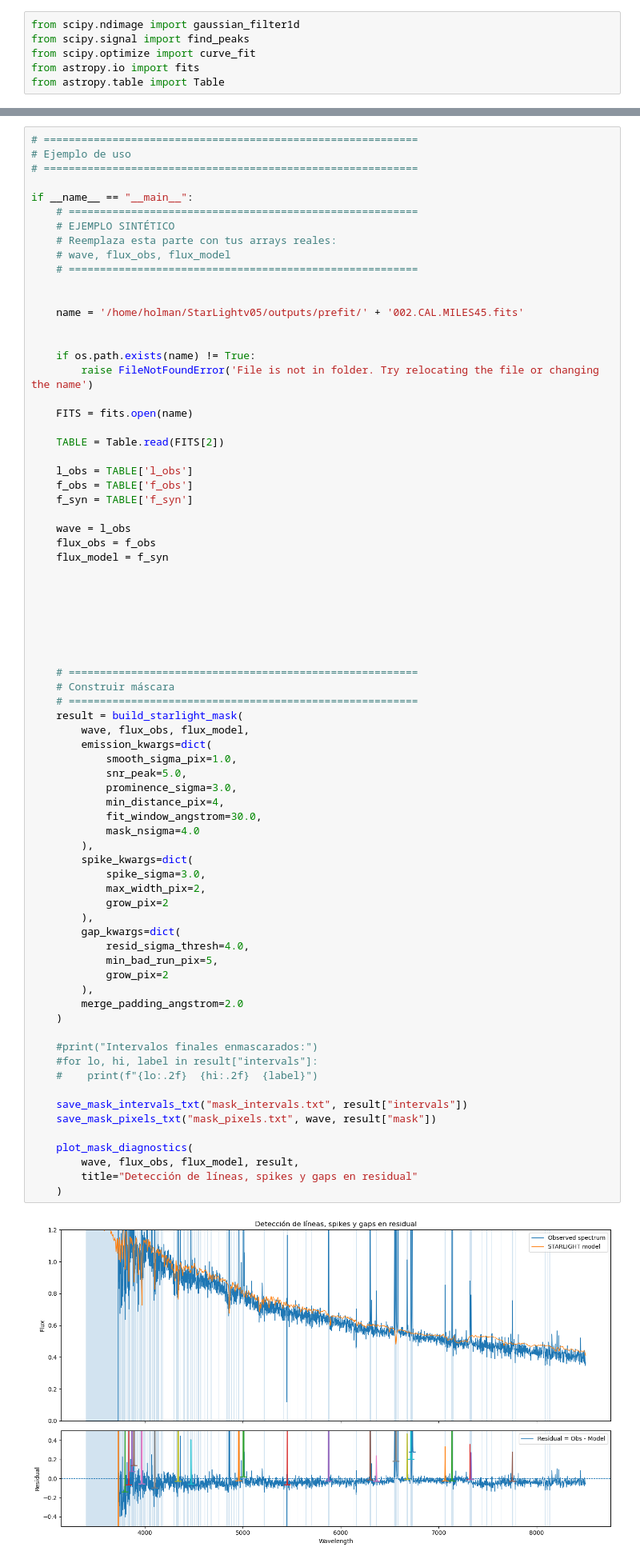
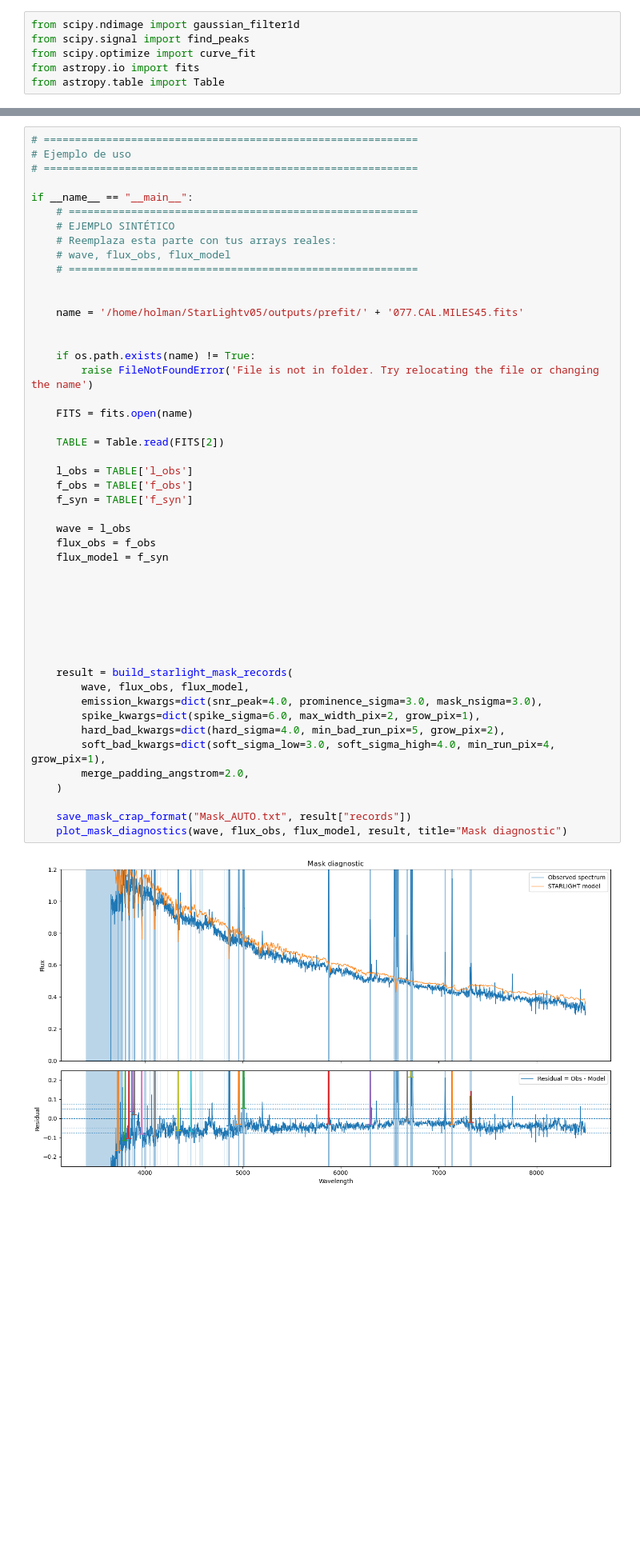
Before and after one commit to hol1m4n/HIIGalaxies, a Jupyter notebook: Spectral_synthesis/Spectral analysis.ipynb, the cells around one changed output, grey strips where cells are left out. Shown at 80% size. Saved outputs shown, nothing was run; the diff lists cells and outputs as text; blank space fills up the shorter version.

```diff
--- a/Spectral_synthesis/Spectral analysis.ipynb
+++ b/Spectral_synthesis/Spectral analysis.ipynb
@@ -697,66 +757,40 @@ if __name__ == "__main__":
     # ========================================================
 
 
-    name = '/home/holman/StarLightv05/outputs/prefit/' + '002.CAL.MILES45.fits'
+    name = '/home/holman/StarLightv05/outputs/prefit/' + '077.CAL.MILES45.fits'
 
 
     if os.path.exists(name) != True:
         raise FileNotFoundError('File is not in folder. Try relocating the file or changing the name')
 
     FITS = fits.open(name)
 
     TABLE = Table.read(FITS[2])
 
     l_obs = TABLE['l_obs']
     f_obs = TABLE['f_obs']
     f_syn = TABLE['f_syn']
 
     wave = l_obs
     flux_obs = f_obs
     flux_model = f_syn
 
 
 
 
 
 
 
-    # ========================================================
-    # Construir máscara
-    # ========================================================
-    result = build_starlight_mask(
+    result = build_starlight_mask_records(
         wave, flux_obs, flux_model,
-        emission_kwargs=dict(
-            smooth_sigma_pix=1.0,
-            snr_peak=5.0,
-            prominence_sigma=3.0,
-            min_distance_pix=4,
-            fit_window_angstrom=30.0,
-            mask_nsigma=4.0
-        ),
-        spike_kwargs=dict(
-            spike_sigma=3.0,
-            max_width_pix=2,
-            grow_pix=2
-        ),
-        gap_kwargs=dict(
-            resid_sigma_thresh=4.0,
-            min_bad_run_pix=5,
-            grow_pix=2
-        ),
-        merge_padding_angstrom=2.0
+        emission_kwargs=dict(snr_peak=4.0, prominence_sigma=3.0, mask_nsigma=3.0),
+        spike_kwargs=dict(spike_sigma=6.0, max_width_pix=2, grow_pix=1),
+        hard_bad_kwargs=dict(hard_sigma=4.0, min_bad_run_pix=5, grow_pix=2),
+        soft_bad_kwargs=dict(soft_sigma_low=3.0, soft_sigma_high=4.0, min_run_pix=4, grow_pix=1),
+        merge_padding_angstrom=2.0,
     )
 
-    #print("Intervalos finales enmascarados:")
-    #for lo, hi, label in result["intervals"]:
-    #    print(f"{lo:.2f}  {hi:.2f}  {label}")
-
-    save_mask_intervals_txt("mask_intervals.txt", result["intervals"])
-    save_mask_pixels_txt("mask_pixels.txt", wave, result["mask"])
-
-    plot_mask_diagnostics(
-        wave, flux_obs, flux_model, result,
-        title="Detección de líneas, spikes y gaps en residual"
-    )
+    save_mask_crap_format("Mask_AUTO.txt", result["records"])
+    plot_mask_diagnostics(wave, flux_obs, flux_model, result, title="Mask diagnostic")
 # %% [output]
-[figure, old version]
+[figure, new version]
```
Also changed, not shown: parts of 7 cells of this notebook, 32 other files.
